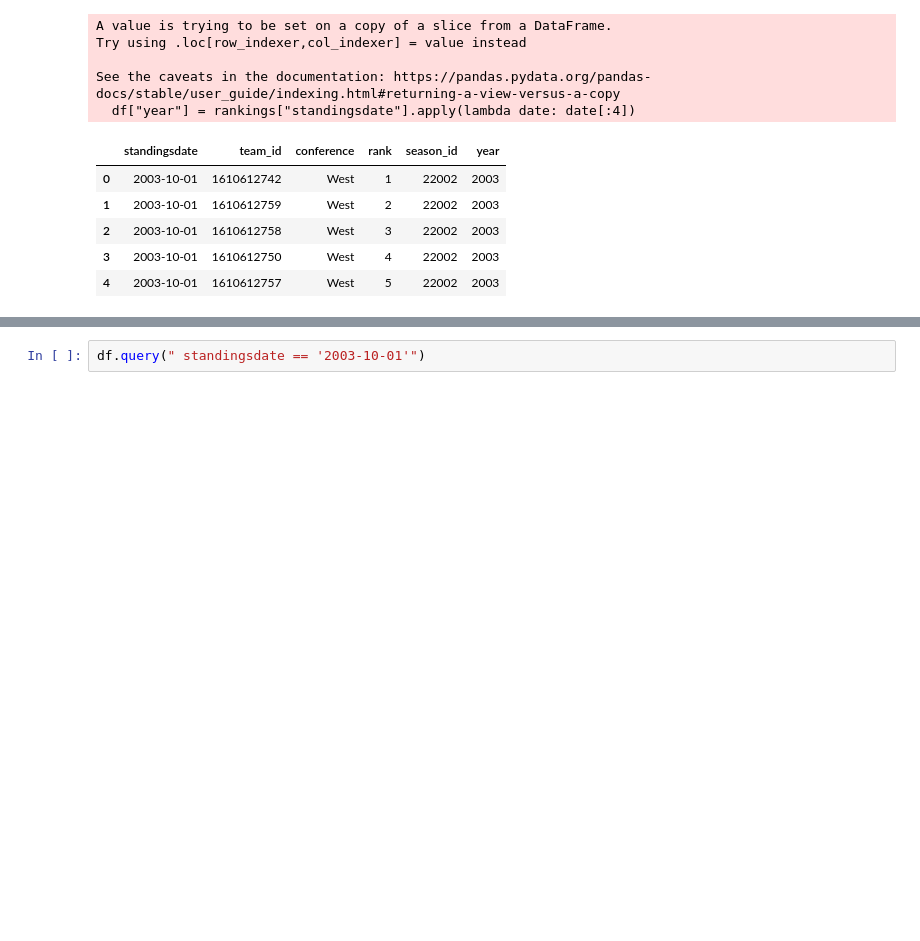
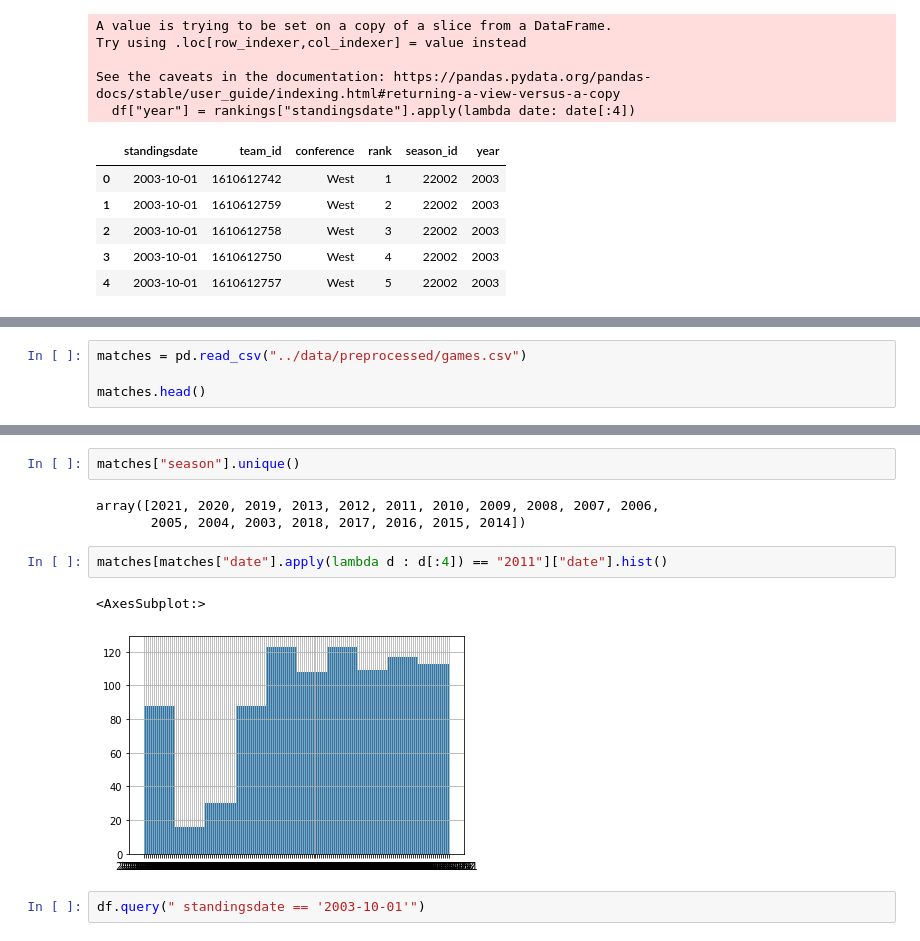
Before and after one commit to MathieuDesponds/Data-visualization-NBA-data-story, a Jupyter notebook: eda/rankingextraction.ipynb, the cells around one changed output, grey strips where cells are left out. Saved outputs shown, nothing was run; the diff lists cells and outputs as text; blank space fills up the shorter version.

```diff
--- a/eda/rankingextraction.ipynb
+++ b/eda/rankingextraction.ipynb
@@ -49,0 +61,4 @@ See the caveats in the documentation: https://pandas.pydata.org/pandas-docs/stab
+# %%
+matches = pd.read_csv("../data/preprocessed/games.csv")
+
+matches.head()
@@ -50,3 +73,13 @@ See the caveats in the documentation: https://pandas.pydata.org/pandas-docs/stab
+# %%
+matches["season"].unique()
+# %% [output]
+array([2021, 2020, 2019, 2013, 2012, 2011, 2010, 2009, 2008, 2007, 2006,
+       2005, 2004, 2003, 2018, 2017, 2016, 2015, 2014])
+# %%
+matches[matches["date"].apply(lambda d : d[:4]) == "2011"]["date"].hist()
+# %% [output]
+<AxesSubplot:>
+[figure, added]
 # %%
 df.query(" standingsdate == '2003-10-01'")
 # %% [output]
```
Also changed, not shown: parts of 2 cells of this notebook, 1 other file.
